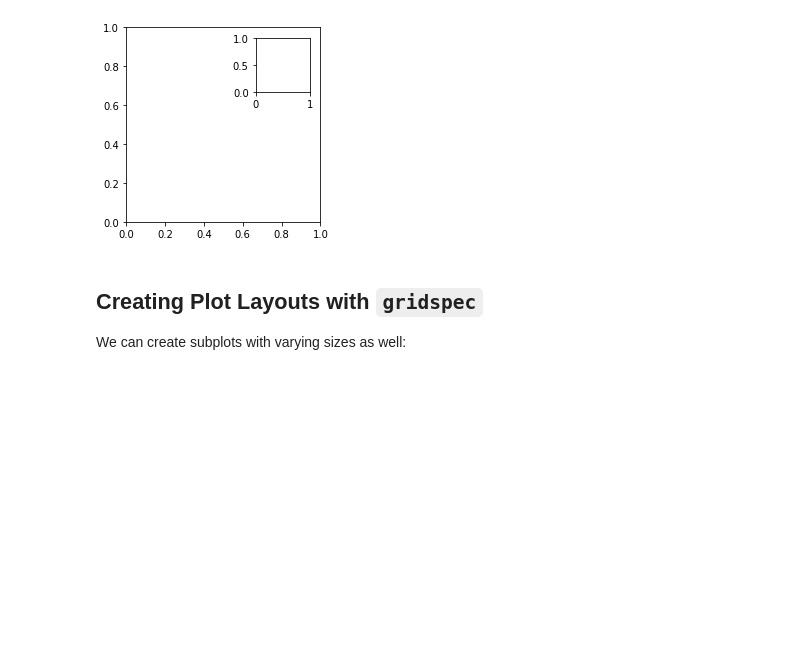
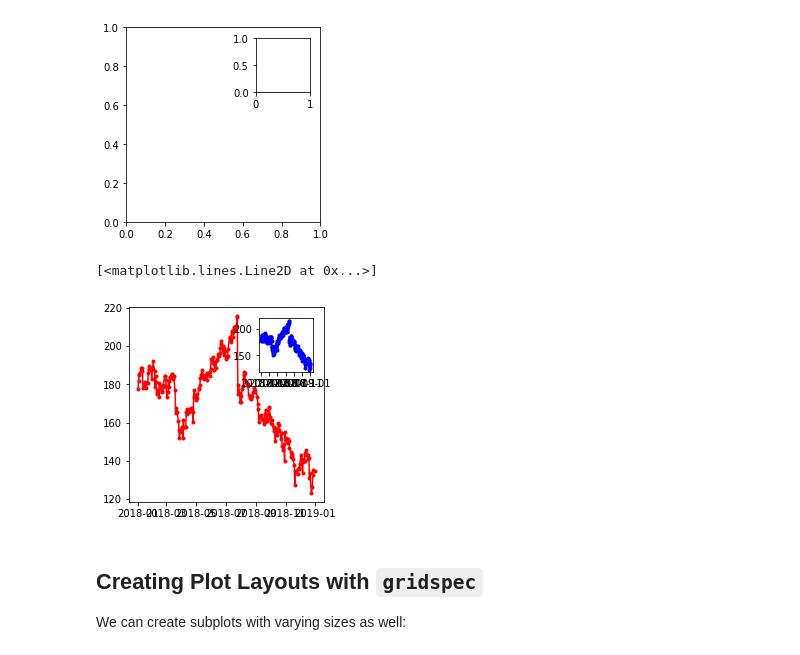
Before and after one commit to ikwak2/Hands-On-Data-Analysis-with-Pandas-2nd-edition, a Jupyter notebook: ch_05/1-introducing_matplotlib.ipynb, the cells around one changed output. Saved outputs shown, nothing was run; the diff lists cells and outputs as text; code cells hidden in the pictures; blank space fills up the shorter version.

```diff
--- a/ch_05/1-introducing_matplotlib.ipynb
+++ b/ch_05/1-introducing_matplotlib.ipynb
@@ -138,6 +145,15 @@ outside = fig.add_axes([0.1, 0.1, 0.9, 0.9])
 inside = fig.add_axes([0.7, 0.7, 0.25, 0.25])
 # %% [output]
 [figure]
+# %%
+fig = plt.figure(figsize=(3, 3))
+outside = fig.add_axes([0.1, 0.1, 0.9, 0.9])
+inside = fig.add_axes([0.7, 0.7, 0.25, 0.25])
+outside.plot(fb.index, fb.open, '.-r')
+inside.plot(fb.index, fb.open, '.--b')
+# %% [output]
+[<matplotlib.lines.Line2D at 0x...>]
+[figure, added]
 # %% [markdown]
 ## Creating Plot Layouts with `gridspec`
 We can create subplots with varying sizes as well:
```
Also changed, not shown: parts of 2 cells of this notebook.
